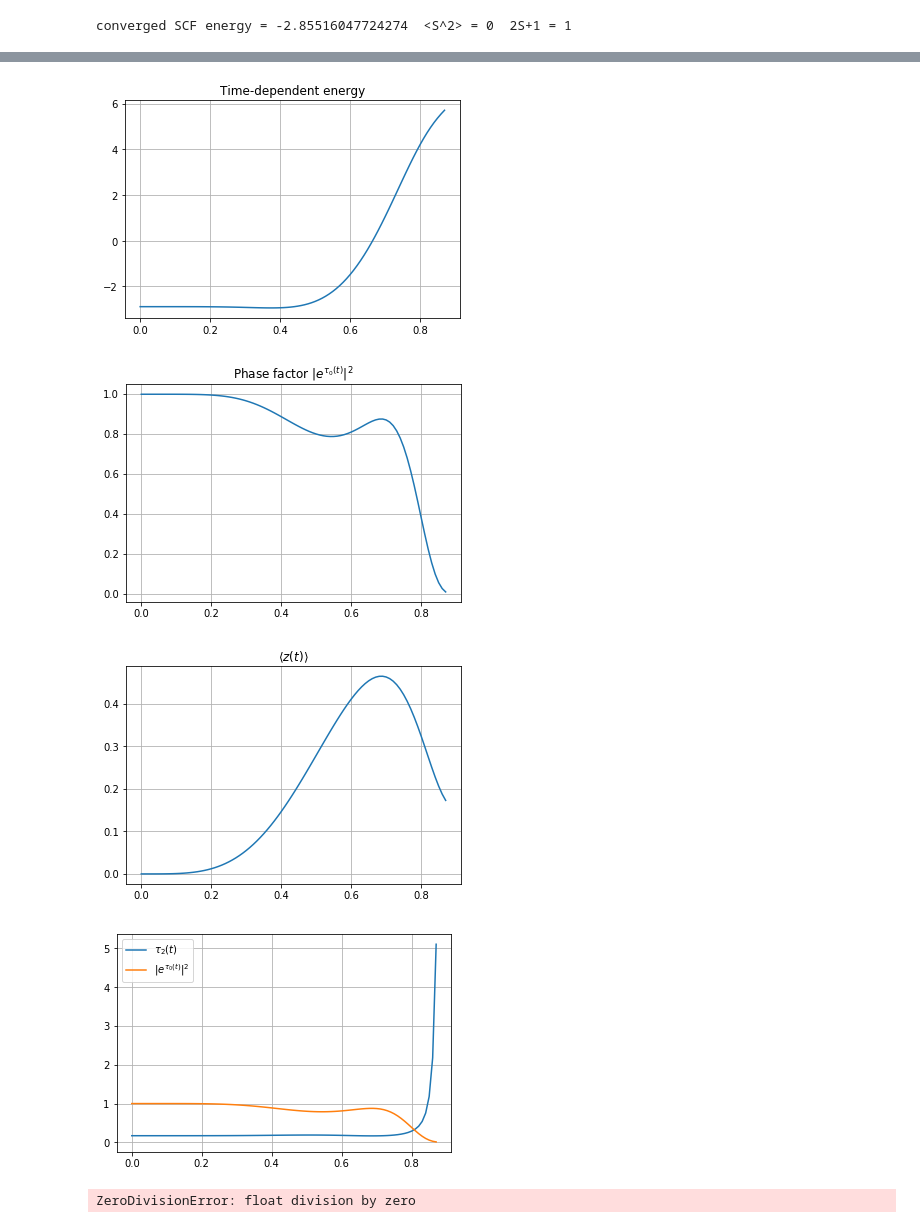
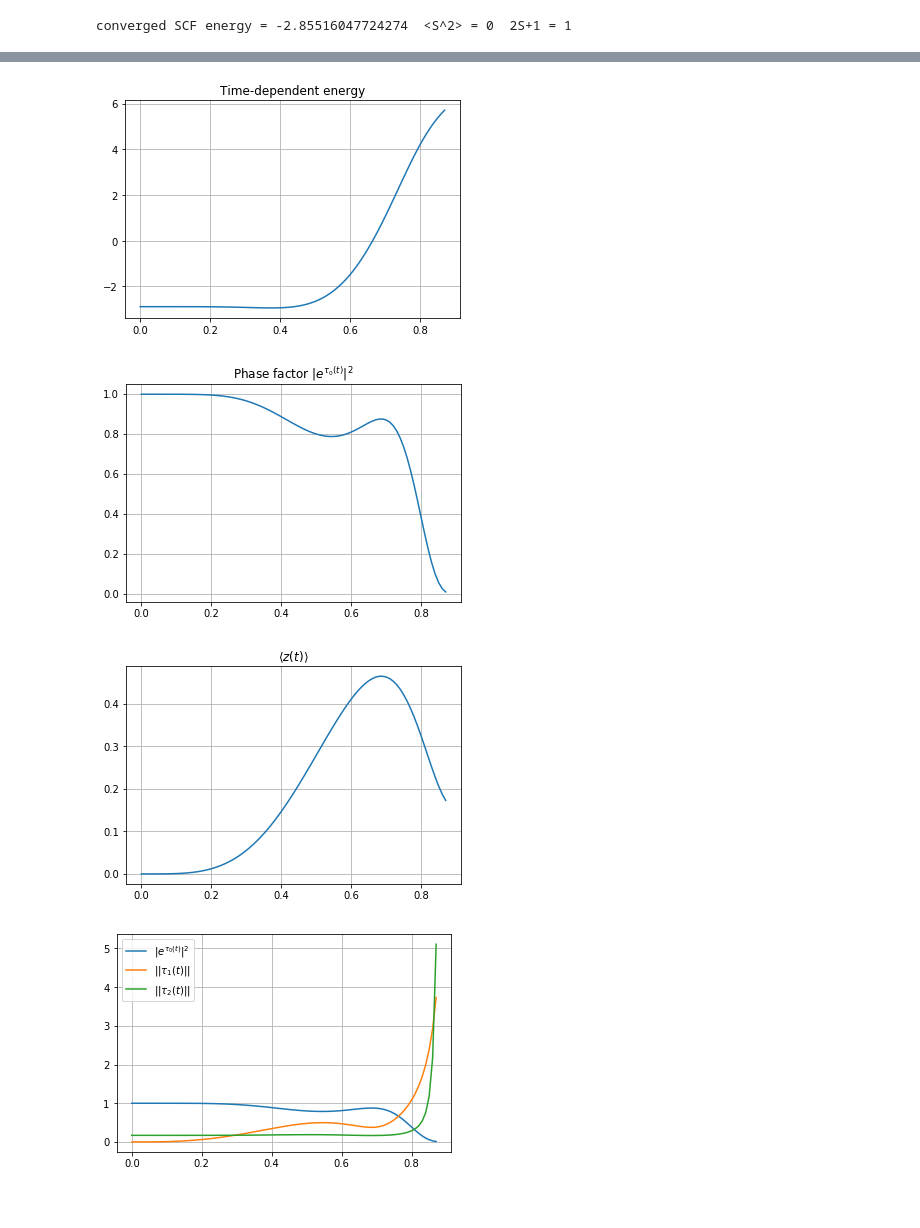
Before and after one commit to HyQD/coupled-cluster, a Jupyter notebook: scripts/tdccsd-helium-phase.ipynb, the cells around one changed output, grey strips where cells are left out. Drawn from its saved outputs; the diff is of its cells as text; code cells hidden in the pictures.

Commit message:
Plot norm t1

```diff
--- a/scripts/tdccsd-helium-phase.ipynb
+++ b/scripts/tdccsd-helium-phase.ipynb
@@ -41,7 +41,7 @@ elif backend == "pyscf":
     """
     PyScf does Hartree-Fock
     """
-    system = construct_pyscf_system(molecule="he 0 0 0")
+    system = construct_pyscf_system(molecule="he 0 0 0",basis="cc-pvdz")
 # %% [output]
 converged SCF energy = -2.85516047724274  <S^2> = 0  2S+1 = 1
 # %%
@@ -96,6 +96,8 @@ time_points = np.linspace(0, Tfinal, Nsteps)
 td_energies = np.zeros(len(time_points))
 td_energies_imag = np.zeros(len(time_points))
 phase = np.zeros(len(time_points), dtype=np.complex128)
+norm_t1 = np.zeros(len(time_points))
+norm_l1 = np.zeros(len(time_points))
 norm_t2 = np.zeros(len(time_points))
 norm_l2 = np.zeros(len(time_points))
 dip_z = np.zeros(len(time_points))
@@ -124,6 +126,8 @@ l[1] = lambda-doubles
 """
 
 phase[0] = t[0][0]
+norm_t1[0] = np.linalg.norm(t[1])
+norm_l1[0] = np.linalg.norm(l[0])
 norm_t2[0] = np.linalg.norm(t[2])
 norm_l2[0] = np.linalg.norm(l[1])
 # %%
@@ -148,35 +154,36 @@ for i, amp in tqdm.tqdm(
 # %%
 plt.figure()
 plt.plot(time_points, td_energies)
 plt.title("Time-dependent energy")
 plt.grid()
 
 np.save('he_phase',np.abs(np.exp(phase)) ** 2)
 plt.figure()
 plt.plot(time_points, np.abs(np.exp(phase)) ** 2)
 plt.title(r"Phase factor $|e^{\tau_0(t)}|^2$")
 plt.grid()
 
 np.save('he_dip_z',dip_z)
 plt.figure()
 plt.plot(time_points, dip_z)
 plt.title(r"$\langle z(t) \rangle$")
 plt.grid()
 
 np.save('he_norm_t2',norm_t2)
 plt.figure()
-plt.plot(time_points, norm_t2,label=r'$\tau_2(t)$')
 plt.plot(time_points, np.abs(np.exp(phase)) ** 2,label=r'$|e^{\tau_0(t)}|^2$')
+plt.plot(time_points, norm_t1,label=r'$||\tau_1(t)||$')
+plt.plot(time_points, norm_t2,label=r'$||\tau_2(t)||$')
 plt.legend(loc='best')
 plt.grid()
 
 
 plt.show()
 # %% [output]
 [figure]
 [figure]
 [figure]
-[figure, old version]
+[figure, new version]
 # %%
 from scipy.fftpack import fft, ifft, fftshift, fftfreq
 
@@ -196,5 +203,3 @@ plt.legend()
 plt.xlim(0, 6)
 plt.xlabel("frequency/au")
 plt.show()
-# %% [output]
-ZeroDivisionError: float division by zero
```
Also changed, not shown: parts of 1 cell of this notebook.
